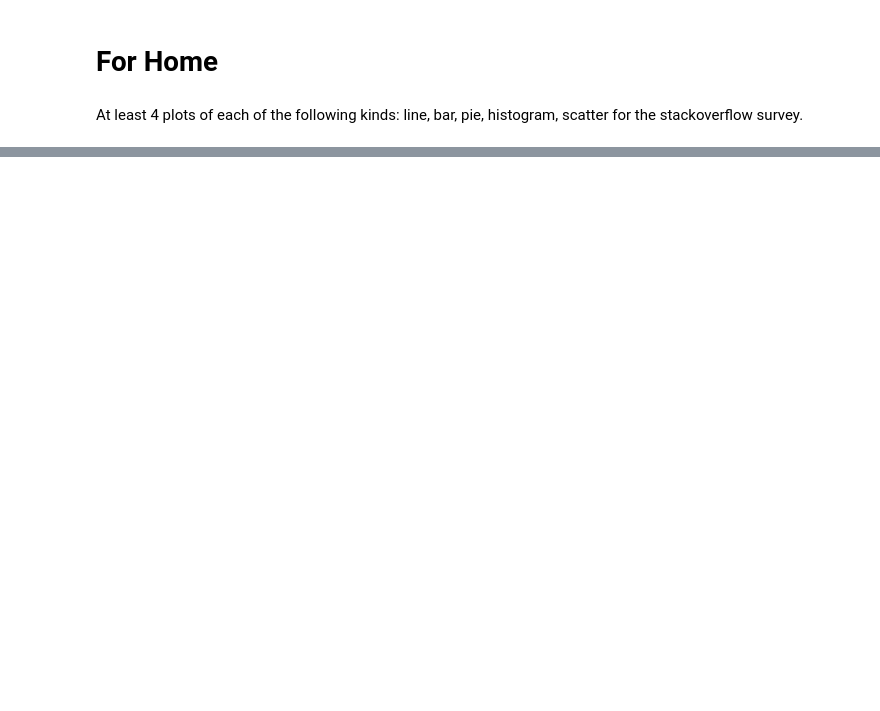
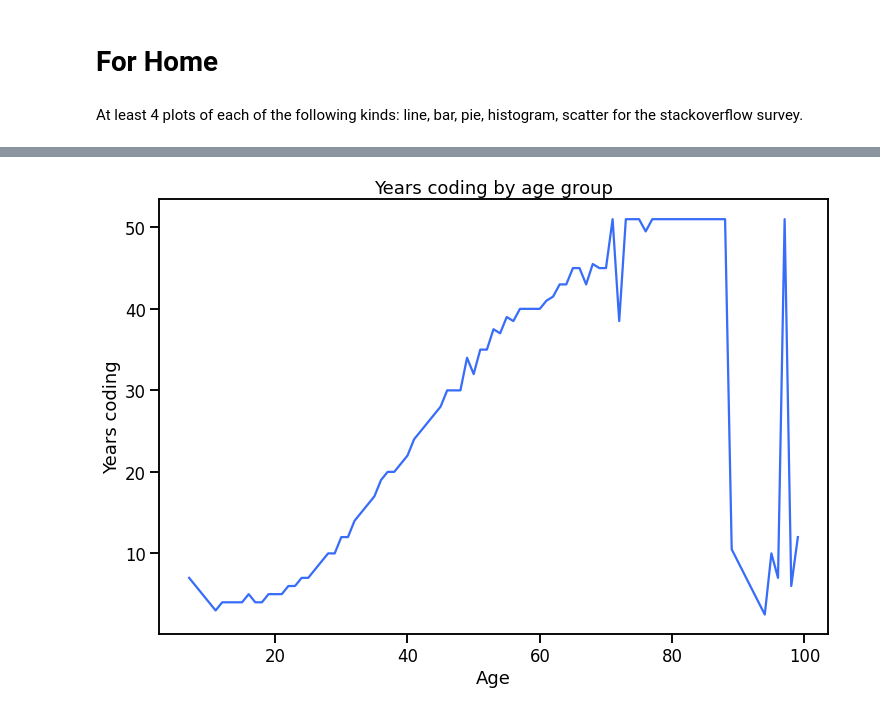
Before and after one commit to veneta13/FMI-ML, a Jupyter notebook: Coursework/4_Matplotlib.ipynb, the cells around one changed output, grey strips where cells are left out. Cells and saved outputs as stored; diff of their text form; code cells hidden in the pictures; blank space fills up the shorter version.

```diff
--- a/Coursework/4_Matplotlib.ipynb
+++ b/Coursework/4_Matplotlib.ipynb
@@ -1157,0 +1243,44 @@ At least 4 plots of each of the following kinds: line, bar, pie, histogram, scat
+# %%
+filt1 = ~df['YearsCode'].isna()
+filt2 = ~df['Age'].isna()
+
+years_code_age = df.loc[
+    filt1 & filt2,
+    ['Age', 'YearsCode']
+]
+
+filt3 = years_code_age['Age'] < 110
+filt4 = years_code_age['Age'] > 5
+
+years_code_age = years_code_age.replace({
+    'Less than 1 year': 0,
+    'More than 50 years': 51
+})
+
+years_code_age = years_code_age.astype({
+    'Age': 'int',
+    'YearsCode': 'int'
+})
+
+years_code_age = years_code_age.loc[
+    filt3 & filt4,
+    ['Age', 'YearsCode']
+]
+
+age_group = years_code_age.groupby(['Age'])
+
+ages = age_group['YearsCode'].median().index.tolist()
+yoes = age_group['YearsCode'].median().values.tolist()
+
+sns.set_context('talk')
+sns.set_palette('rainbow')
+
+plt.plot(ages, yoes)
+
+plt.title('Years coding by age group')
+plt.xlabel('Age')
+plt.ylabel('Years coding')
+
+plt.show()
+# %% [output]
+[figure, added]
```
Also changed, not shown: parts of 73 cells of this notebook.
